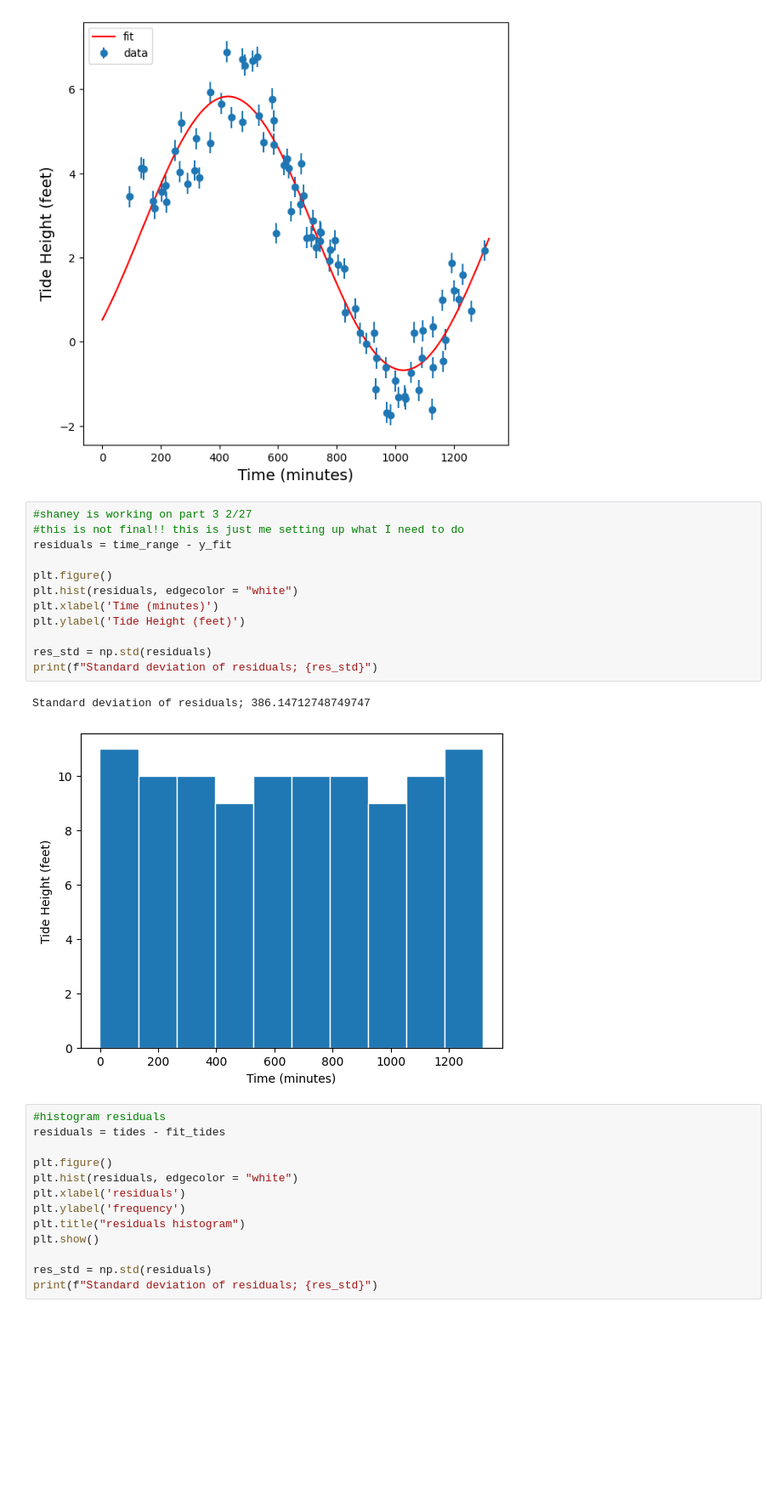
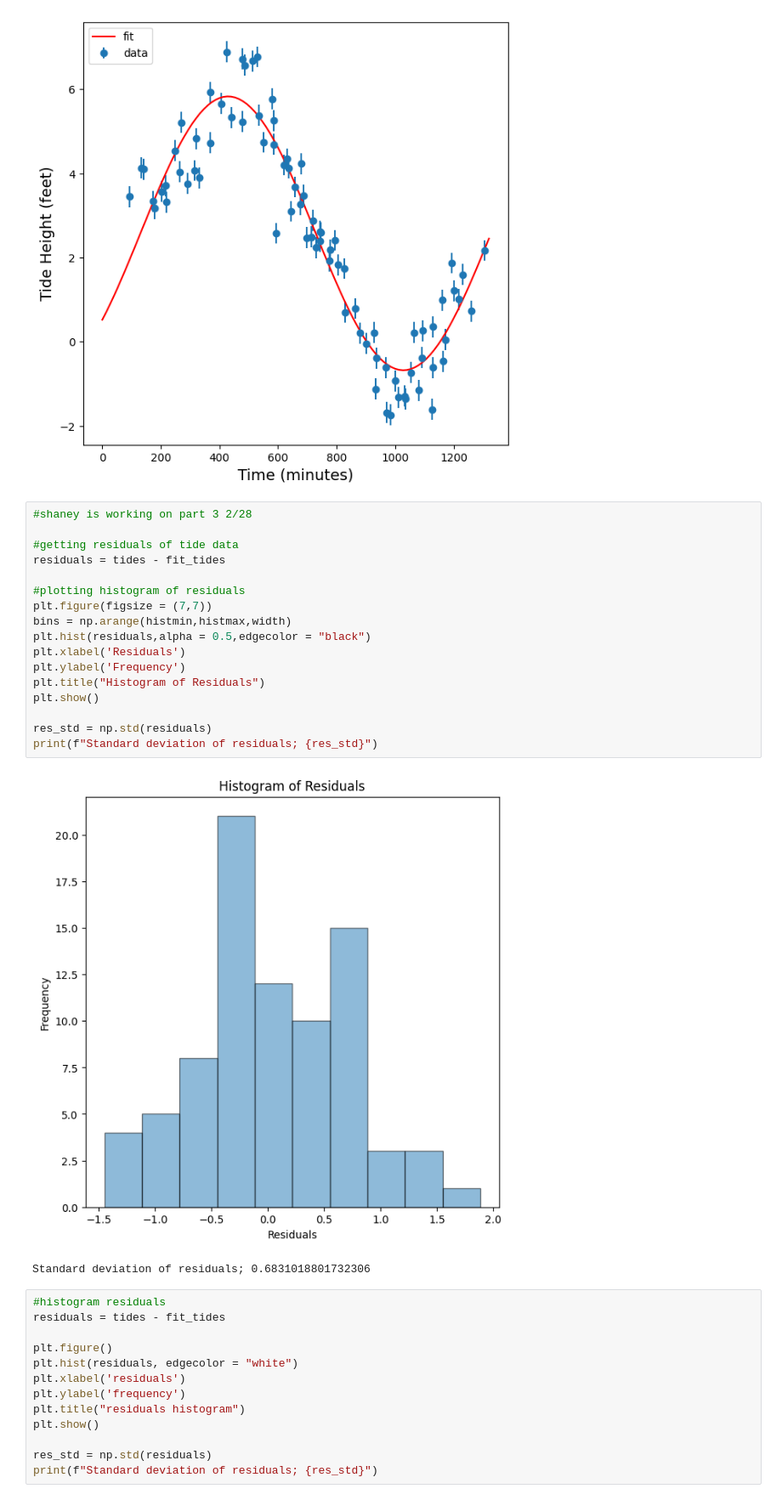
Before and after one commit to ljcui1/ASTR19-Group-Project, a Jupyter notebook: Tidal_Report_Plotting_the_Curve.ipynb, the cells around one changed output. Shown at 85% size. Cells and saved outputs as stored; diff of their text form; blank space fills up the shorter version.

Commit message:
Making the histogram look nice! Fixing data and labels on histogram

```diff
--- a/Tidal_Report_Plotting_the_Curve.ipynb
+++ b/Tidal_Report_Plotting_the_Curve.ipynb
@@ -102,20 +102,25 @@ plt.savefig("time_tide_model_curve_fit.pdf", bbox_inches = "tight", dpi = 400)
 # %% [output]
 [figure]
 # %%
-#shaney is working on part 3 2/27
-#this is not final!! this is just me setting up what I need to do
-residuals = time_range - y_fit
+#shaney is working on part 3 2/28
 
-plt.figure()
-plt.hist(residuals, edgecolor = "white")
-plt.xlabel('Time (minutes)')
-plt.ylabel('Tide Height (feet)')
+#getting residuals of tide data
+residuals = tides - fit_tides
+
+#plotting histogram of residuals
+plt.figure(figsize = (7,7))
+bins = np.arange(histmin,histmax,width)
+plt.hist(residuals,alpha = 0.5,edgecolor = "black")
+plt.xlabel('Residuals')
+plt.ylabel('Frequency')
+plt.title("Histogram of Residuals")
+plt.show()
 
 res_std = np.std(residuals)
 print(f"Standard deviation of residuals; {res_std}")
 # %% [output]
+[figure, new version]
-Standard deviation of residuals; 386.14712748749747
+Standard deviation of residuals; 0.6831018801732306
-[figure, old version]
 # %%
 #histogram residuals
 residuals = tides - fit_tides
```
Also changed, not shown: 2 other files.
